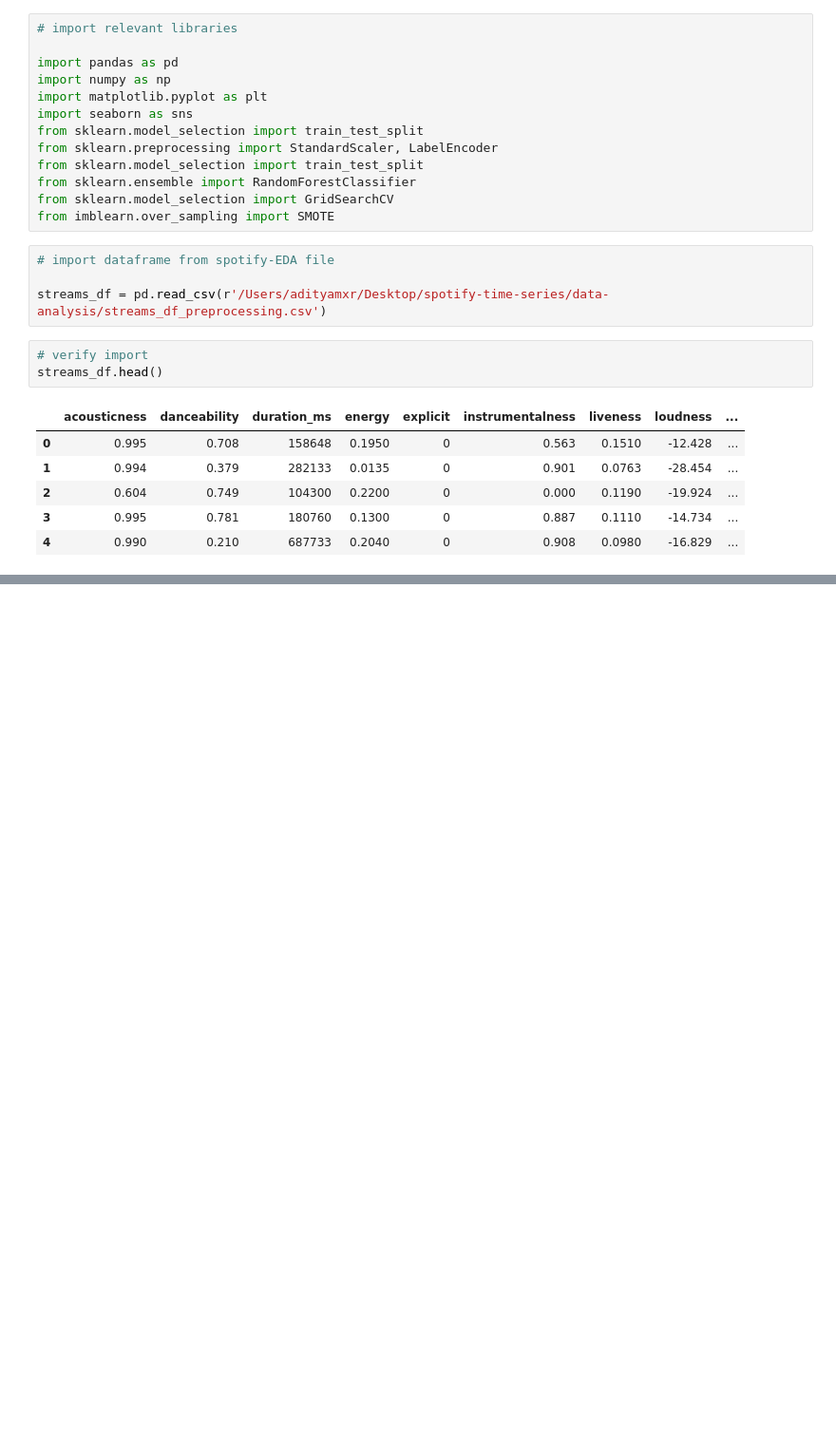
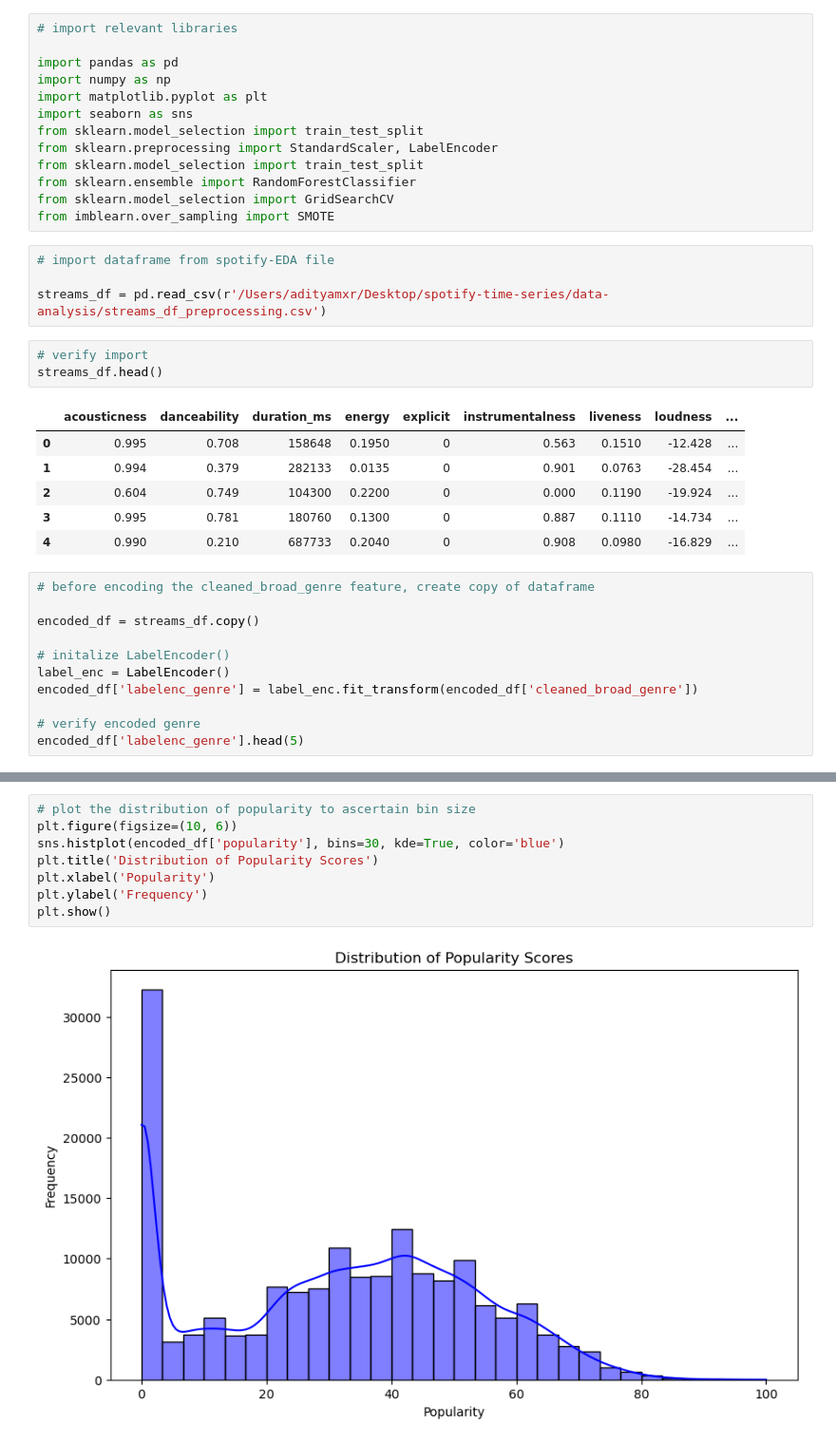
Before and after one commit to moraditya/spotify-time-series, a Jupyter notebook: data-analysis/rf-preprocessing.ipynb, the cells around one changed output, grey strips where cells are left out. Shown: that part at 95% size. Drawn from its saved outputs; the diff is of its cells as text; blank space fills up the shorter version.

```diff
--- a/data-analysis/rf-preprocessing.ipynb
+++ b/data-analysis/rf-preprocessing.ipynb
@@ -27,3 +27,14 @@ streams_df.head()
 | 2 | 0.604 | 0.749 | 104300 | 0.2200 | 0 | 0.000 | 0.1190 | -19.924 | ... |
 | 3 | 0.995 | 0.781 | 180760 | 0.1300 | 0 | 0.887 | 0.1110 | -14.734 | ... |
 | 4 | 0.990 | 0.210 | 687733 | 0.2040 | 0 | 0.908 | 0.0980 | -16.829 | ... |
+# %%
+# before encoding the cleaned_broad_genre feature, create copy of dataframe
+
+encoded_df = streams_df.copy()
+
+# initalize LabelEncoder()
+label_enc = LabelEncoder()
+encoded_df['labelenc_genre'] = label_enc.fit_transform(encoded_df['cleaned_broad_genre'])
+
+# verify encoded genre
+encoded_df['labelenc_genre'].head(5)
@@ -29,0 +86,10 @@ streams_df.head()
+# %%
+# plot the distribution of popularity to ascertain bin size
+plt.figure(figsize=(10, 6))
+sns.histplot(encoded_df['popularity'], bins=30, kde=True, color='blue')
+plt.title('Distribution of Popularity Scores')
+plt.xlabel('Popularity')
+plt.ylabel('Frequency')
+plt.show()
+# %% [output]
+[figure, added]
```
Also changed, not shown: parts of 4 cells of this notebook.
